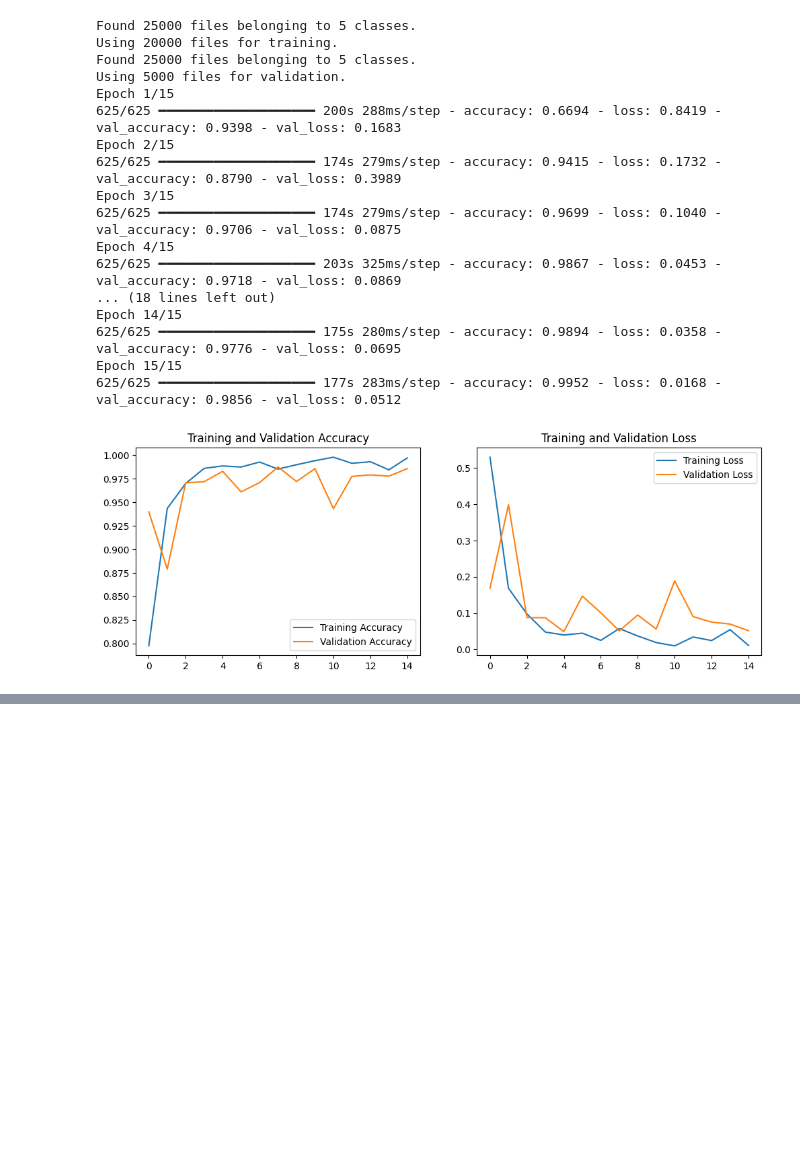
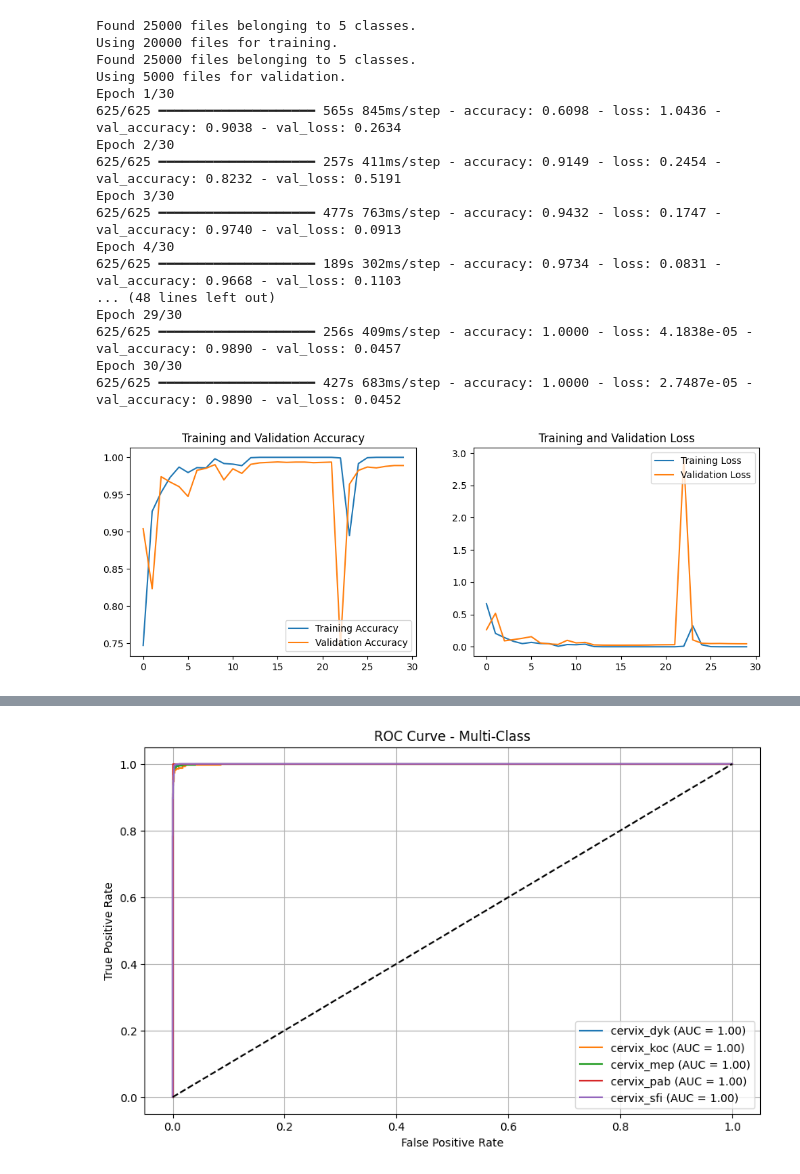
Before and after one commit to Revati-N/Cancer_Classification, a Jupyter notebook: Cancers/Cervical/cervical.ipynb, the cells around one changed output, grey strips where cells are left out. Saved outputs shown, nothing was run; the diff lists cells and outputs as text; code cells hidden in the pictures; blank space fills up the shorter version.

Commit message:
30 epochs

```diff
--- a/Cancers/Cervical/cervical.ipynb
+++ b/Cancers/Cervical/cervical.ipynb
@@ -75,7 +75,7 @@ model.compile(
 history = model.fit(
     train_ds,
     validation_data=val_ds,
-    epochs=15
+    epochs=30
 )
 
 # Plotting training history
@@ -127,44 +127,44 @@ try:
     print(f"ROC-AUC Score: {roc_auc:.4f}")
 
     # Plot ROC Curve
     fpr = dict()
     tpr = dict()
     roc_auc_individual = dict()
 
     for i in range(num_classes):
         fpr[i], tpr[i], _ = roc_curve(y_true_bin[:, i], y_score[:, i])
         roc_auc_individual[i] = auc(fpr[i], tpr[i])
 
     plt.figure(figsize=(10, 6))
     for i in range(num_classes):
         plt.plot(fpr[i], tpr[i], label=f"{class_names[i]} (AUC = {roc_auc_individual[i]:.2f})")
 
     plt.plot([0, 1], [0, 1], 'k--')
     plt.xlabel('False Positive Rate')
     plt.ylabel('True Positive Rate')
     plt.title('ROC Curve - Multi-Class')
     plt.legend(loc='lower right')
     plt.grid()
     plt.show()
 
 except Exception as e:
     print("Could not compute AUC:", e)
 # %% [output]
 Found 25000 files belonging to 5 classes.
 Using 20000 files for training.
 Found 25000 files belonging to 5 classes.
 Using 5000 files for validation.
-Epoch 1/15
-625/625 ━━━━━━━━━━━━━━━━━━━━ 200s 288ms/step - accuracy: 0.6694 - loss: 0.8419 - val_accuracy: 0.9398 - val_loss: 0.1683
-Epoch 2/15
-625/625 ━━━━━━━━━━━━━━━━━━━━ 174s 279ms/step - accuracy: 0.9415 - loss: 0.1732 - val_accuracy: 0.8790 - val_loss: 0.3989
-Epoch 3/15
-625/625 ━━━━━━━━━━━━━━━━━━━━ 174s 279ms/step - accuracy: 0.9699 - loss: 0.1040 - val_accuracy: 0.9706 - val_loss: 0.0875
-Epoch 4/15
-625/625 ━━━━━━━━━━━━━━━━━━━━ 203s 325ms/step - accuracy: 0.9867 - loss: 0.0453 - val_accuracy: 0.9718 - val_loss: 0.0869
-... (18 lines left out)
-Epoch 14/15
-625/625 ━━━━━━━━━━━━━━━━━━━━ 175s 280ms/step - accuracy: 0.9894 - loss: 0.0358 - val_accuracy: 0.9776 - val_loss: 0.0695
-Epoch 15/15
-625/625 ━━━━━━━━━━━━━━━━━━━━ 177s 283ms/step - accuracy: 0.9952 - loss: 0.0168 - val_accuracy: 0.9856 - val_loss: 0.0512
+Epoch 1/30
+625/625 ━━━━━━━━━━━━━━━━━━━━ 565s 845ms/step - accuracy: 0.6098 - loss: 1.0436 - val_accuracy: 0.9038 - val_loss: 0.2634
+Epoch 2/30
+625/625 ━━━━━━━━━━━━━━━━━━━━ 257s 411ms/step - accuracy: 0.9149 - loss: 0.2454 - val_accuracy: 0.8232 - val_loss: 0.5191
+Epoch 3/30
+625/625 ━━━━━━━━━━━━━━━━━━━━ 477s 763ms/step - accuracy: 0.9432 - loss: 0.1747 - val_accuracy: 0.9740 - val_loss: 0.0913
+Epoch 4/30
+625/625 ━━━━━━━━━━━━━━━━━━━━ 189s 302ms/step - accuracy: 0.9734 - loss: 0.0831 - val_accuracy: 0.9668 - val_loss: 0.1103
+... (48 lines left out)
+Epoch 29/30
+625/625 ━━━━━━━━━━━━━━━━━━━━ 256s 409ms/step - accuracy: 1.0000 - loss: 4.1838e-05 - val_accuracy: 0.9890 - val_loss: 0.0457
+Epoch 30/30
+625/625 ━━━━━━━━━━━━━━━━━━━━ 427s 683ms/step - accuracy: 1.0000 - loss: 2.7487e-05 - val_accuracy: 0.9890 - val_loss: 0.0452
-[figure, old version]
+[figure, new version]
@@ -187,0 +188 @@ weighted avg       0.99      0.99      0.99      5000
+[figure, added]
```
Also changed, not shown: parts of 1 cell of this notebook.
